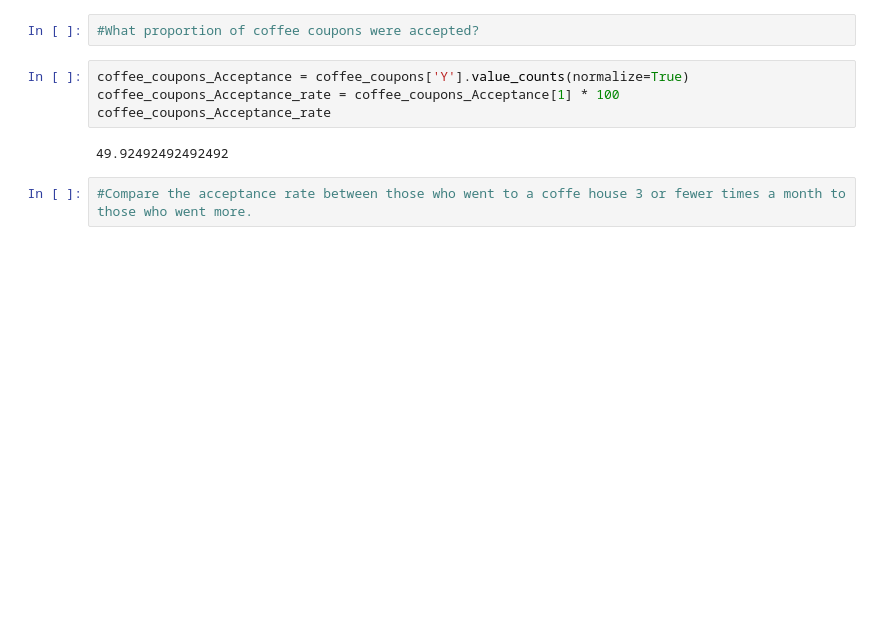
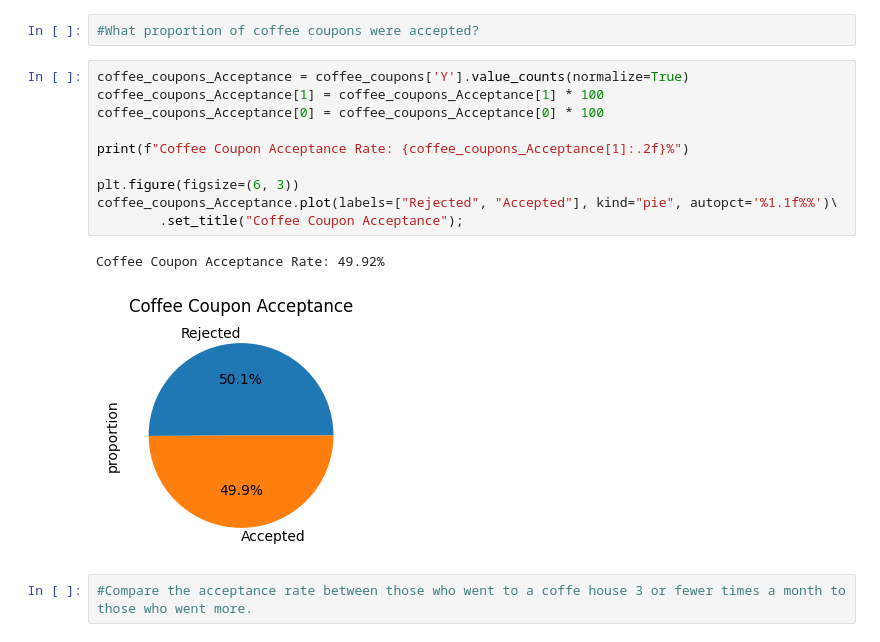
Before and after one commit to arethasamuel/BerkeleyMachineLearning, a Jupyter notebook: Module5.ipynb, the cells around one changed output. Cells and saved outputs as stored; diff of their text form; blank space fills up the shorter version.

```diff
--- a/Module5.ipynb
+++ b/Module5.ipynb
@@ -369,12 +408,19 @@ Using the bar coupon example as motivation, you are to explore one of the other
 coffee_coupons = data[data['coupon'] == 'Coffee House']
 # %%
 #What proportion of coffee coupons were accepted?
-# %%
-coffee_coupons_Acceptance = coffee_coupons['Y'].value_counts(normalize=True)
-coffee_coupons_Acceptance_rate = coffee_coupons_Acceptance[1] * 100
-coffee_coupons_Acceptance_rate
-# %% [output]
-49.92492492492492
+# %%
+coffee_coupons_Acceptance = coffee_coupons['Y'].value_counts(normalize=True)
+coffee_coupons_Acceptance[1] = coffee_coupons_Acceptance[1] * 100
+coffee_coupons_Acceptance[0] = coffee_coupons_Acceptance[0] * 100
+
+print(f"Coffee Coupon Acceptance Rate: {coffee_coupons_Acceptance[1]:.2f}%")
+
+plt.figure(figsize=(6, 3))
+coffee_coupons_Acceptance.plot(labels=["Rejected", "Accepted"], kind="pie", autopct='%1.1f%%')\
+        .set_title("Coffee Coupon Acceptance");
+# %% [output]
+Coffee Coupon Acceptance Rate: 49.92%
+[figure, added]
 # %%
 #Compare the acceptance rate between those who went to a coffe house 3 or fewer times a month to those who went more.
 # %%
```
Also changed, not shown: parts of 8 cells of this notebook.
